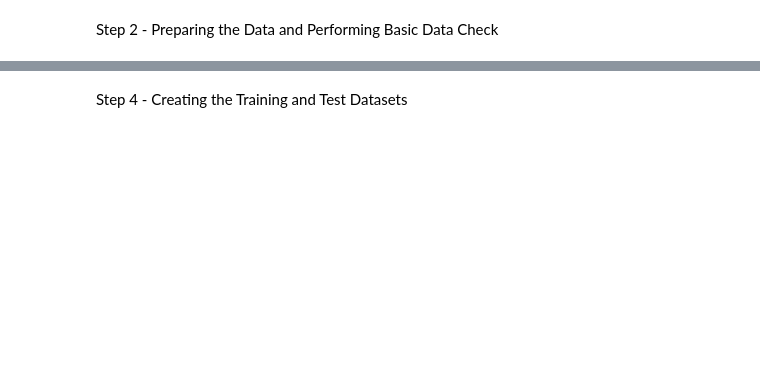
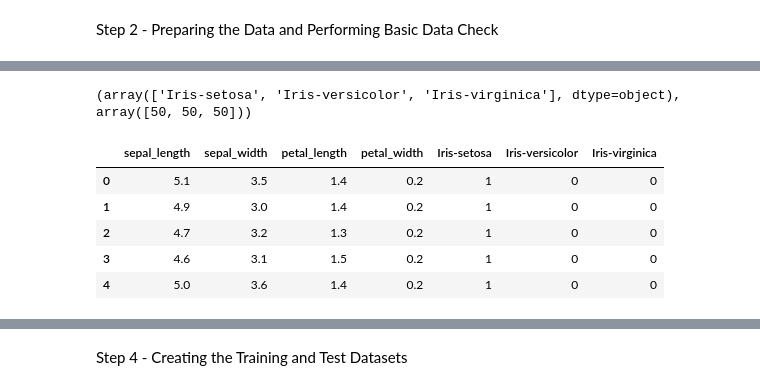
Before and after one commit to adalbertii/Modele---klasyfikacyjne, a Jupyter notebook: keras_classification_iris_case.ipynb, the cells around one changed output, grey strips where cells are left out. Saved outputs shown, nothing was run; the diff lists cells and outputs as text; code cells hidden in the pictures; blank space fills up the shorter version.

```diff
--- a/keras_classification_iris_case.ipynb
+++ b/keras_classification_iris_case.ipynb
@@ -22,0 +66,5 @@ iris.head()
+# %%
+#sprawdzenie rozkładu unikalnych wartości zmiennej objaśnianej
+print(np.unique(iris['species'], return_counts=True))
+# %% [output]
+(array(['Iris-setosa', 'Iris-versicolor', 'Iris-virginica'], dtype=object), array([50, 50, 50]))
@@ -22,0 +73,9 @@ iris.head()
+# %%
+iris_dataset.head()
+# %% [output]
+|  | sepal_length | sepal_width | petal_length | petal_width | Iris-setosa | Iris-versicolor | Iris-virginica |
+| 0 | 5.1 | 3.5 | 1.4 | 0.2 | 1 | 0 | 0 |
+| 1 | 4.9 | 3.0 | 1.4 | 0.2 | 1 | 0 | 0 |
+| 2 | 4.7 | 3.2 | 1.3 | 0.2 | 1 | 0 | 0 |
+| 3 | 4.6 | 3.1 | 1.5 | 0.2 | 1 | 0 | 0 |
+| 4 | 5.0 | 3.6 | 1.4 | 0.2 | 1 | 0 | 0 |
```
Also changed, not shown: parts of 51 cells of this notebook.
